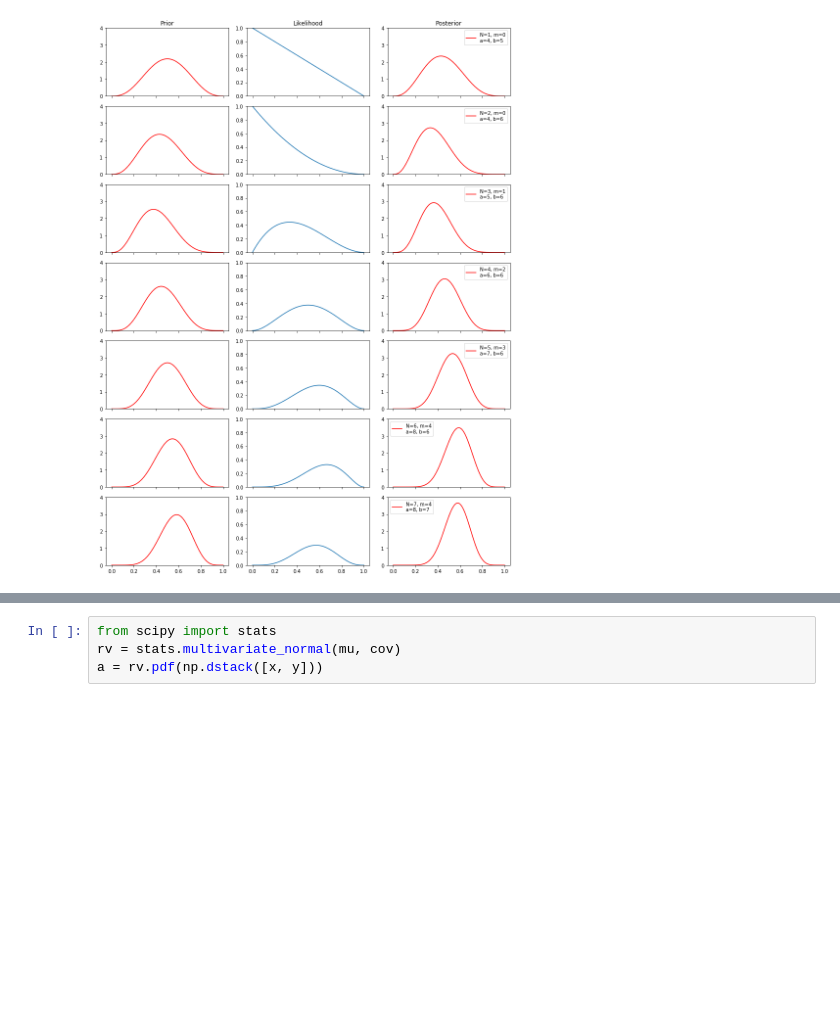
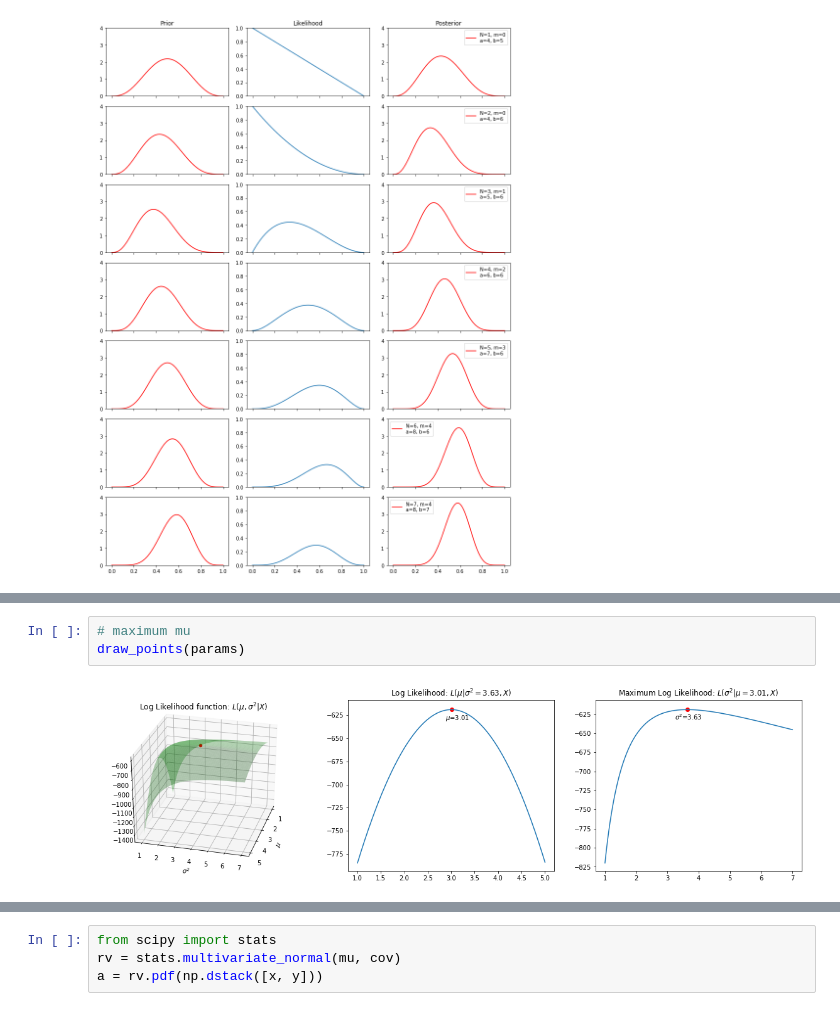
Before and after one commit to simonjisu/prml_study, a Jupyter notebook: notebooks/chapter-2/Probability.ipynb, the cells around one changed output, grey strips where cells are left out. Cells and saved outputs as stored; diff of their text form; blank space fills up the shorter version.

```diff
--- a/notebooks/chapter-2/Probability.ipynb
+++ b/notebooks/chapter-2/Probability.ipynb
@@ -190,0 +308,5 @@ $\dfrac{\partial L}{\partial \mu} = \displaystyle\sum_{n=1}^N \Sigma^{-1}(\mathb
+# %%
+# maximum mu
+draw_points(params)
+# %% [output]
+[figure, added]
```
Also changed, not shown: parts of 24 cells of this notebook.
